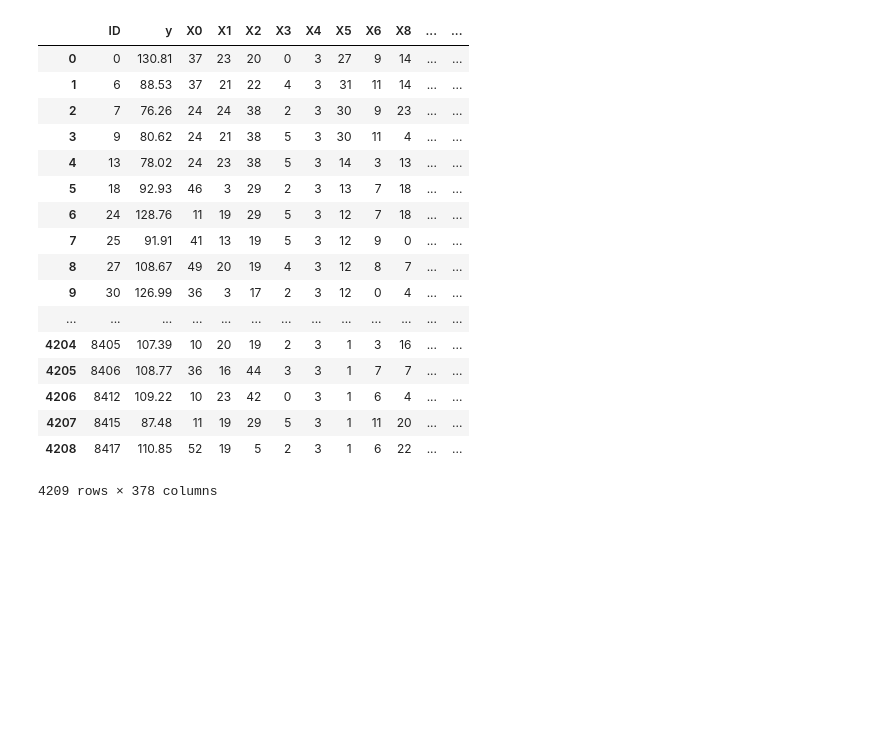
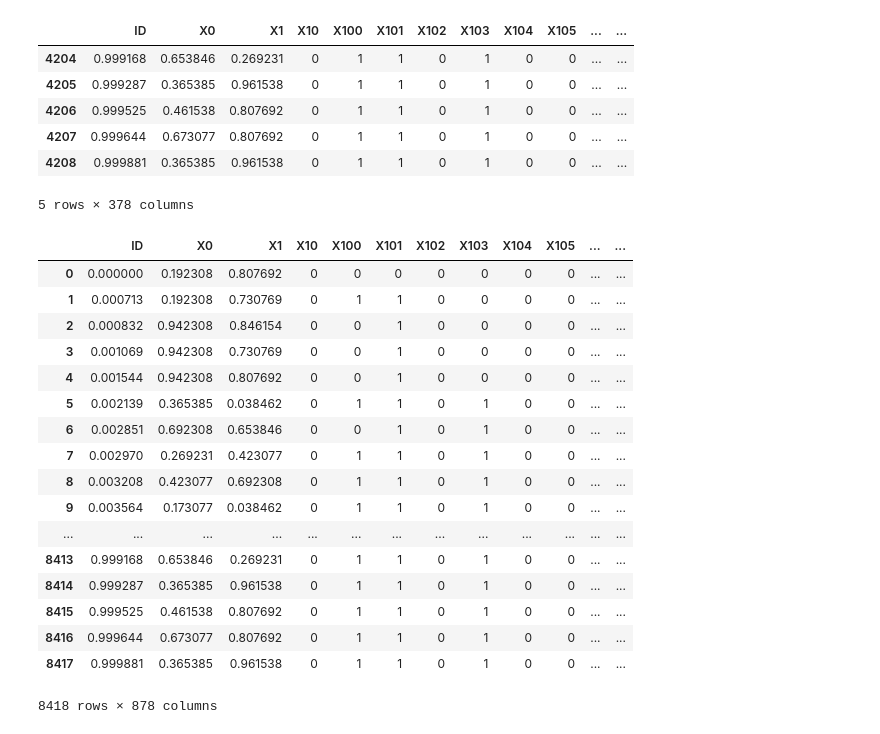
Before and after one commit to ivanliu1989/Mercedes-Benz-Greener-Manufacturing, a Jupyter notebook: python/feature_engineering.ipynb, the cells around one changed output. Cells and saved outputs as stored; diff of their text form; code cells hidden in the pictures; blank space fills up the shorter version.

```diff
--- a/python/feature_engineering.ipynb
+++ b/python/feature_engineering.ipynb
@@ -49,21 +45,15 @@ for col in train.columns:
-# %%
-train
-# %% [output]
-|  | ID | y | X0 | X1 | X2 | X3 | X4 | X5 | X6 | X8 | ... | ... |
-| 0 | 0 | 130.81 | 37 | 23 | 20 | 0 | 3 | 27 | 9 | 14 | ... | ... |
-| 1 | 6 | 88.53 | 37 | 21 | 22 | 4 | 3 | 31 | 11 | 14 | ... | ... |
-| 2 | 7 | 76.26 | 24 | 24 | 38 | 2 | 3 | 30 | 9 | 23 | ... | ... |
-| 3 | 9 | 80.62 | 24 | 21 | 38 | 5 | 3 | 30 | 11 | 4 | ... | ... |
-| 4 | 13 | 78.02 | 24 | 23 | 38 | 5 | 3 | 14 | 3 | 13 | ... | ... |
-| 5 | 18 | 92.93 | 46 | 3 | 29 | 2 | 3 | 13 | 7 | 18 | ... | ... |
-| 6 | 24 | 128.76 | 11 | 19 | 29 | 5 | 3 | 12 | 7 | 18 | ... | ... |
-| 7 | 25 | 91.91 | 41 | 13 | 19 | 5 | 3 | 12 | 9 | 0 | ... | ... |
-| 8 | 27 | 108.67 | 49 | 20 | 19 | 4 | 3 | 12 | 8 | 7 | ... | ... |
-| 9 | 30 | 126.99 | 36 | 3 | 17 | 2 | 3 | 12 | 0 | 4 | ... | ... |
-| ... | ... | ... | ... | ... | ... | ... | ... | ... | ... | ... | ... | ... |
-| 4204 | 8405 | 107.39 | 10 | 20 | 19 | 2 | 3 | 1 | 3 | 16 | ... | ... |
-| 4205 | 8406 | 108.77 | 36 | 16 | 44 | 3 | 3 | 1 | 7 | 7 | ... | ... |
-| 4206 | 8412 | 109.22 | 10 | 23 | 42 | 0 | 3 | 1 | 6 | 4 | ... | ... |
-| 4207 | 8415 | 87.48 | 11 | 19 | 29 | 5 | 3 | 1 | 11 | 20 | ... | ... |
-| 4208 | 8417 | 110.85 | 52 | 19 | 5 | 2 | 3 | 1 | 6 | 22 | ... | ... |
-4209 rows × 378 columns
+# %%
+# Combine train & test
+all_dt = pd.concat([train, test])
+# Standized
+cat_col = [col for col in all_dt.columns if col not in ['y'] and all_dt[col].max()>1]
+all_dt[cat_col] = all_dt[cat_col].apply(lambda x: x/(x.max()-x.min()))
+all_dt.tail()
+# %% [output]
+|  | ID | X0 | X1 | X10 | X100 | X101 | X102 | X103 | X104 | X105 | ... | ... |
+| 4204 | 0.999168 | 0.653846 | 0.269231 | 0 | 1 | 1 | 0 | 1 | 0 | 0 | ... | ... |
+| 4205 | 0.999287 | 0.365385 | 0.961538 | 0 | 1 | 1 | 0 | 1 | 0 | 0 | ... | ... |
+| 4206 | 0.999525 | 0.461538 | 0.807692 | 0 | 1 | 1 | 0 | 1 | 0 | 0 | ... | ... |
+| 4207 | 0.999644 | 0.673077 | 0.807692 | 0 | 1 | 1 | 0 | 1 | 0 | 0 | ... | ... |
+| 4208 | 0.999881 | 0.365385 | 0.961538 | 0 | 1 | 1 | 0 | 1 | 0 | 0 | ... | ... |
+5 rows × 378 columns
@@ -69,0 +82,44 @@ train
+# %%
+# 4. Rename and merge features
+# 4.1 PCA
+pca_feat_dat = pd.DataFrame(pca_feat)
+pca_feat_dat = pca_feat_dat.rename(columns=lambda x: 'pca_'+str(x))
+# 4.2 ICA
+ica_feat_dat = pd.DataFrame(ica_feat)
+ica_feat_dat = ica_feat_dat.rename(columns=lambda x: 'ica_'+str(x))
+# 4.3 SVD
+svd_feat_dat = pd.DataFrame(svd_feat)
+svd_feat_dat = svd_feat_dat.rename(columns=lambda x: 'svd_'+str(x))
+# 4.4 SRP
+srp_feat_dat = pd.DataFrame(srp_feat)
+srp_feat_dat = srp_feat_dat.rename(columns=lambda x: 'srp_'+str(x))
+# 4.5 GRP
+grp_feat_dat = pd.DataFrame(grp_feat)
+grp_feat_dat = grp_feat_dat.rename(columns=lambda x: 'grp_'+str(x))
+
+# Merge
+all_dt = pd.concat([all_dt.reset_index(drop=True), pca_feat_dat], axis=1)
+all_dt = pd.concat([all_dt.reset_index(drop=True), ica_feat_dat], axis=1)
+all_dt = pd.concat([all_dt.reset_index(drop=True), svd_feat_dat], axis=1)
+all_dt = pd.concat([all_dt.reset_index(drop=True), srp_feat_dat], axis=1)
+all_dt = pd.concat([all_dt.reset_index(drop=True), grp_feat_dat], axis=1)
+all_dt.head()
+# %% [output]
+|  | ID | X0 | X1 | X10 | X100 | X101 | X102 | X103 | X104 | X105 | ... | ... |
+| 0 | 0.000000 | 0.192308 | 0.807692 | 0 | 0 | 0 | 0 | 0 | 0 | 0 | ... | ... |
+| 1 | 0.000713 | 0.192308 | 0.730769 | 0 | 1 | 1 | 0 | 0 | 0 | 0 | ... | ... |
+| 2 | 0.000832 | 0.942308 | 0.846154 | 0 | 0 | 1 | 0 | 0 | 0 | 0 | ... | ... |
+| 3 | 0.001069 | 0.942308 | 0.730769 | 0 | 0 | 1 | 0 | 0 | 0 | 0 | ... | ... |
+| 4 | 0.001544 | 0.942308 | 0.807692 | 0 | 0 | 1 | 0 | 0 | 0 | 0 | ... | ... |
+| 5 | 0.002139 | 0.365385 | 0.038462 | 0 | 1 | 1 | 0 | 1 | 0 | 0 | ... | ... |
+| 6 | 0.002851 | 0.692308 | 0.653846 | 0 | 0 | 1 | 0 | 1 | 0 | 0 | ... | ... |
+| 7 | 0.002970 | 0.269231 | 0.423077 | 0 | 1 | 1 | 0 | 1 | 0 | 0 | ... | ... |
+| 8 | 0.003208 | 0.423077 | 0.692308 | 0 | 1 | 1 | 0 | 1 | 0 | 0 | ... | ... |
+| 9 | 0.003564 | 0.173077 | 0.038462 | 0 | 1 | 1 | 0 | 1 | 0 | 0 | ... | ... |
+| ... | ... | ... | ... | ... | ... | ... | ... | ... | ... | ... | ... | ... |
+| 8413 | 0.999168 | 0.653846 | 0.269231 | 0 | 1 | 1 | 0 | 1 | 0 | 0 | ... | ... |
+| 8414 | 0.999287 | 0.365385 | 0.961538 | 0 | 1 | 1 | 0 | 1 | 0 | 0 | ... | ... |
+| 8415 | 0.999525 | 0.461538 | 0.807692 | 0 | 1 | 1 | 0 | 1 | 0 | 0 | ... | ... |
+| 8416 | 0.999644 | 0.673077 | 0.807692 | 0 | 1 | 1 | 0 | 1 | 0 | 0 | ... | ... |
+| 8417 | 0.999881 | 0.365385 | 0.961538 | 0 | 1 | 1 | 0 | 1 | 0 | 0 | ... | ... |
+8418 rows × 878 columns
```
Also changed, not shown: parts of 11 cells of this notebook.
